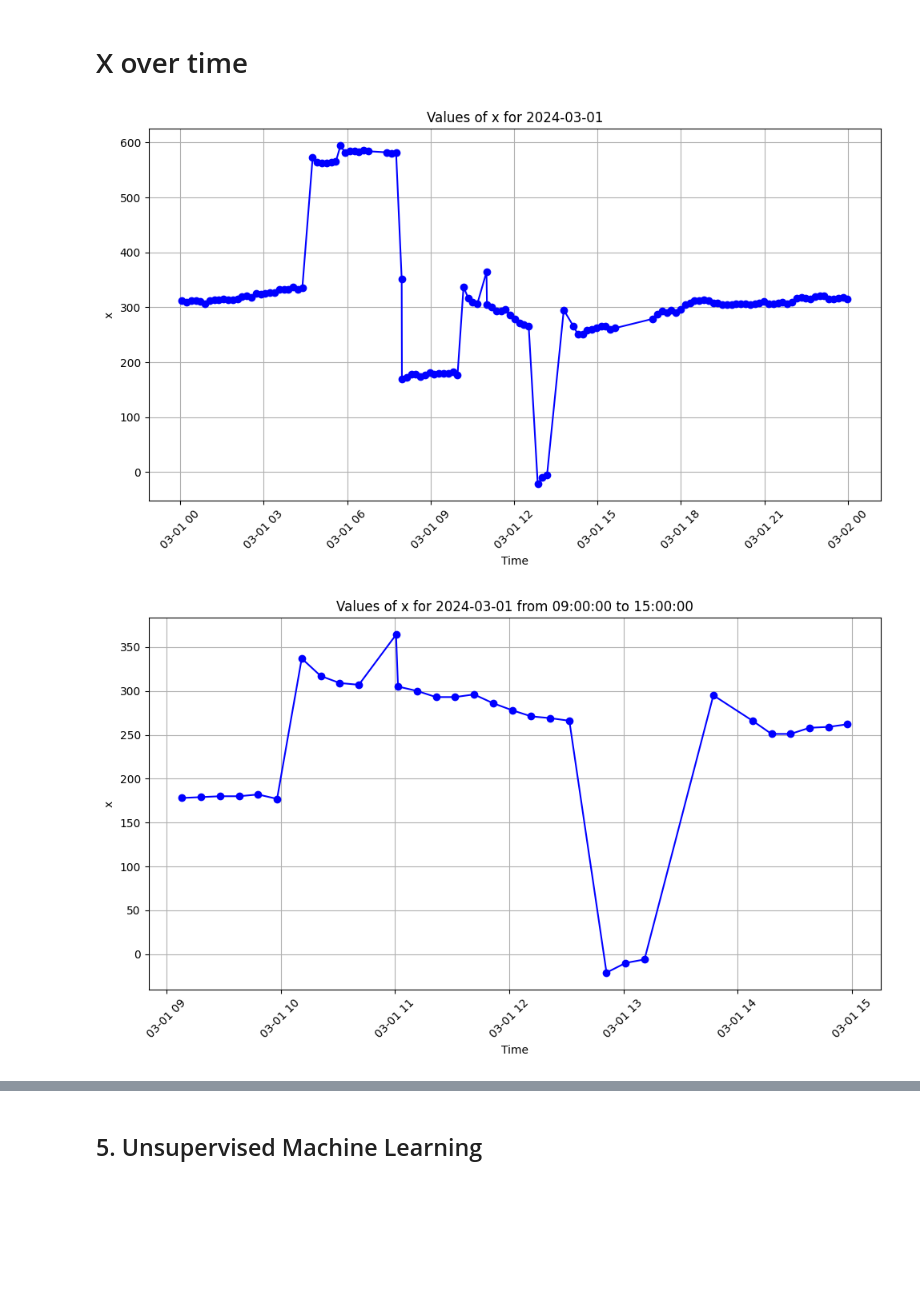
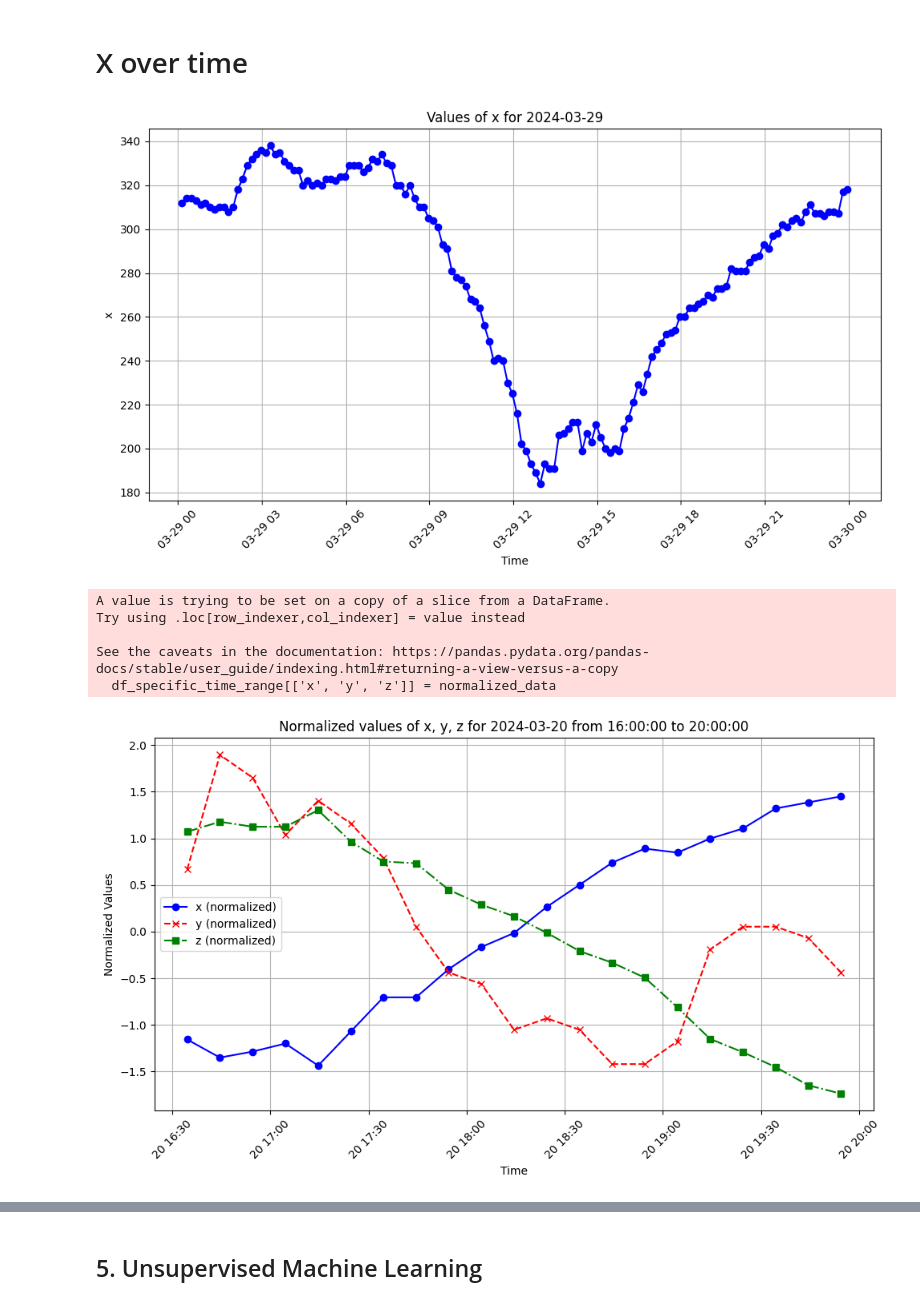
Before and after one commit to annikaijak/2nd_semester_project, a Jupyter notebook: notebooks/eda/EDA_building.ipynb, the cells around one changed output, grey strips where cells are left out. Cells and saved outputs as stored; diff of their text form; code cells hidden in the pictures; blank space fills up the shorter version.

```diff
--- a/notebooks/eda/EDA_building.ipynb
+++ b/notebooks/eda/EDA_building.ipynb
@@ -62,3 +76,6 @@ df.head()
+# %%
+#removing the bikelane sensor data found in psensor column
+df_combined_full = df_combined_full[df_combined_full['psensor'] == 'BUILDING']
 # %% [markdown]
 ## 3. Checking for missing values and duplicates
 # %%
@@ -166,8 +165,17 @@ df['hour'] = df['time'].dt.hour
+# %%
+#Adding two hours to datetime to match the timezone
+df_combined_full['time'] = df_combined_full['time'] + pd.Timedelta(hours=2)
 # %%
+# Making a new column including only the date from the 'time' variable
+df_combined_full['date'] = df_combined_full['time'].dt.date
+
+# Making a new column including only the hour from the 'time' variable
+df_combined_full['hour'] = df_combined_full['time'].dt.hour
+
 # Making a new column including the day of week from the 'time' variable
-df['day_of_week'] = df['time'].dt.dayofweek
+df_combined_full['day_of_week'] = df_combined_full['time'].dt.dayofweek
 
 # And another column containing the name of the day
-df['day_name'] = df['time'].dt.day_name()
+df_combined_full['day_name'] = df_combined_full['time'].dt.day_name()
 # %%
 # Checking how these new variables look
@@ -331,8 +341,8 @@ plt.show()
 Correlation between package type and magnetic field
 # %%
 # Convert 'package_type' to numeric codes
-df['package_type_encoded'] = pd.Categorical(df['package_type']).codes
-df['package_type_encoded'].head()
+df_combined_full['package_type_encoded'] = pd.Categorical(df_combined_full['package_type']).codes
+df_combined_full['package_type_encoded'].head()
 # %% [output]
 0    1
 1    1
@@ -539,10 +507,10 @@ alt.Chart((df_temperature_hourly).reset_index()).mark_rect().encode(
 # %% [markdown]
 # X over time
 # %%
-specific_date = '2024-03-01'  # Example date
+specific_date = '2024-03-29'  # Example date
 
 # Filter the DataFrame for the specific date
-df_specific_date = df[df['time'].dt.date == pd.to_datetime(specific_date).date()]
+df_specific_date = df_combined_full[df_combined_full['time'].dt.date == pd.to_datetime(specific_date).date()]
 
 # Plotting
 plt.figure(figsize=(10, 6))
@@ -555,4 +523,4 @@ plt.grid(True)
 plt.tight_layout()
 plt.show()
 # %% [output]
-[figure, old version]
+[figure, new version]
@@ -559,26 +531,44 @@ plt.show()
 # %%
 # Convert 'time' column to datetime if it's not already in datetime format
-df['time'] = pd.to_datetime(df['time'])
+df_combined_full['time'] = pd.to_datetime(df_combined_full['time'])
 
 # Specify the date and time range
-specific_date = '2024-03-01'
-start_time = '09:00:00'
-end_time = '15:00:00'
+specific_date = '2024-03-20'
+start_time = '16:00:00'
+end_time = '20:00:00'
 
 # Filter the DataFrame for the specific date and time range
-df_specific_time_range = df[(df['time'].dt.date == pd.to_datetime(specific_date).date()) &
-                            (df['time'].dt.time >= pd.to_datetime(start_time).time()) &
-                            (df['time'].dt.time <= pd.to_datetime(end_time).time())]
+df_specific_time_range = df_combined_full[(df_combined_full['time'].dt.date == pd.to_datetime(specific_date).date()) &
+                            (df_combined_full['time'].dt.time >= pd.to_datetime(start_time).time()) &
+                            (df_combined_full['time'].dt.time <= pd.to_datetime(end_time).time())]
+
+# Selecting the columns to be normalized
+data_to_normalize = df_specific_time_range[['x', 'y', 'z']]
+
+# Applying StandardScaler
+scaler = StandardScaler()
+normalized_data = scaler.fit_transform(data_to_normalize)
+
+# Adding normalized data back to the DataFrame
+df_specific_time_range[['x', 'y', 'z']] = normalized_data
 
 # Plotting
 plt.figure(figsize=(10, 6))
-plt.plot(df_specific_time_range['time'], df_specific_time_range['x'], color='blue', marker='o', linestyle='-')
-plt.title(f'Values of x for {specific_date} from {start_time} to {end_time}')
+plt.plot(df_specific_time_range['time'], df_specific_time_range['x'], label='x (normalized)', color='blue', marker='o', linestyle='-')
+plt.plot(df_specific_time_range['time'], df_specific_time_range['y'], label='y (normalized)', color='red', marker='x', linestyle='--')
+plt.plot(df_specific_time_range['time'], df_specific_time_range['z'], label='z (normalized)', color='green', marker='s', linestyle='-.')
+plt.title(f'Normalized values of x, y, z for {specific_date} from {start_time} to {end_time}')
 plt.xlabel('Time')
-plt.ylabel('x')
+plt.ylabel('Normalized Values')
 plt.xticks(rotation=45)
 plt.grid(True)
+plt.legend()
 plt.tight_layout()
 plt.show()
 # %% [output]
+A value is trying to be set on a copy of a slice from a DataFrame.
+Try using .loc[row_indexer,col_indexer] = value instead
+
+See the caveats in the documentation: https://pandas.pydata.org/pandas-docs/stable/user_guide/indexing.html#returning-a-view-versus-a-copy
+  df_specific_time_range[['x', 'y', 'z']] = normalized_data
-[figure, old version]
+[figure, new version]
```
Also changed, not shown: parts of 100 cells of this notebook, 5 other files.
